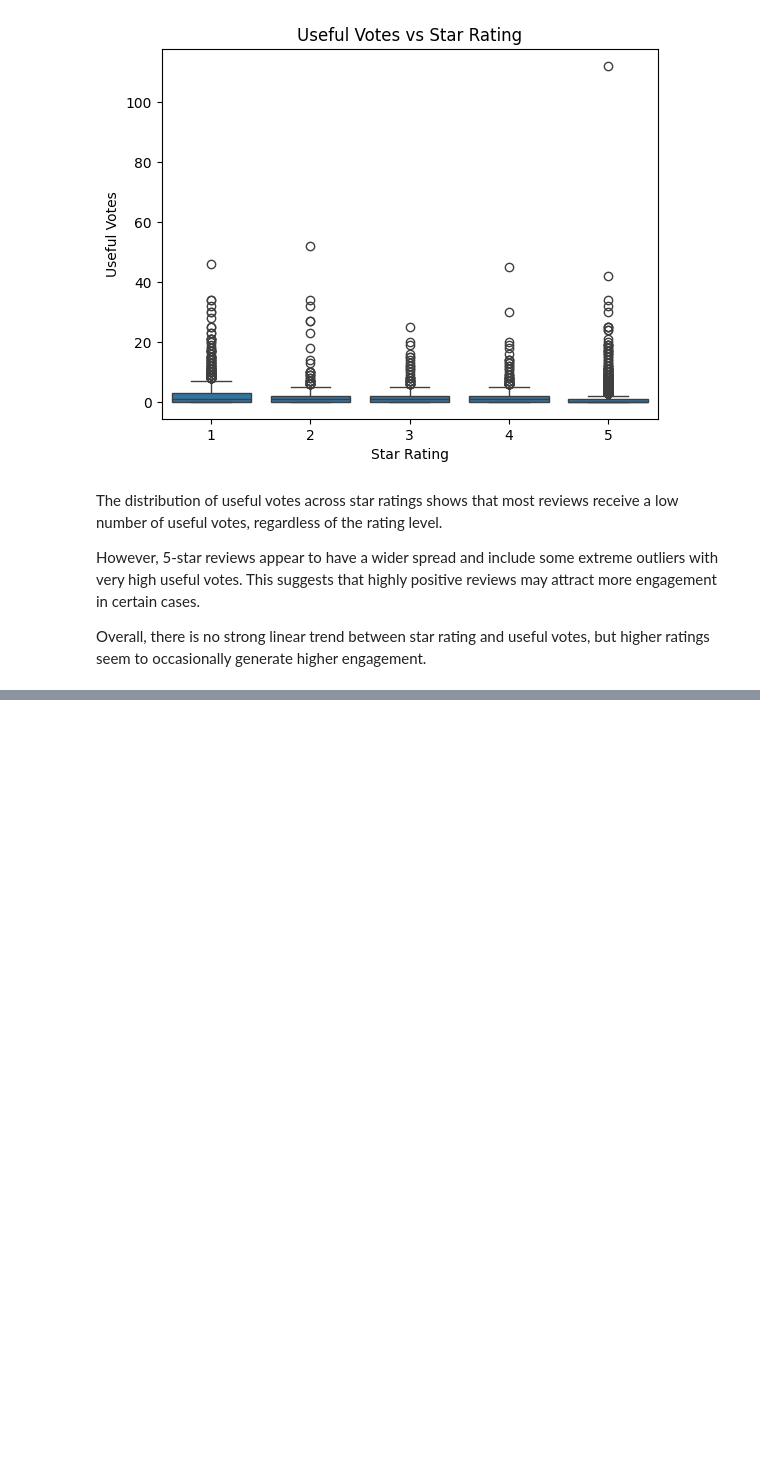
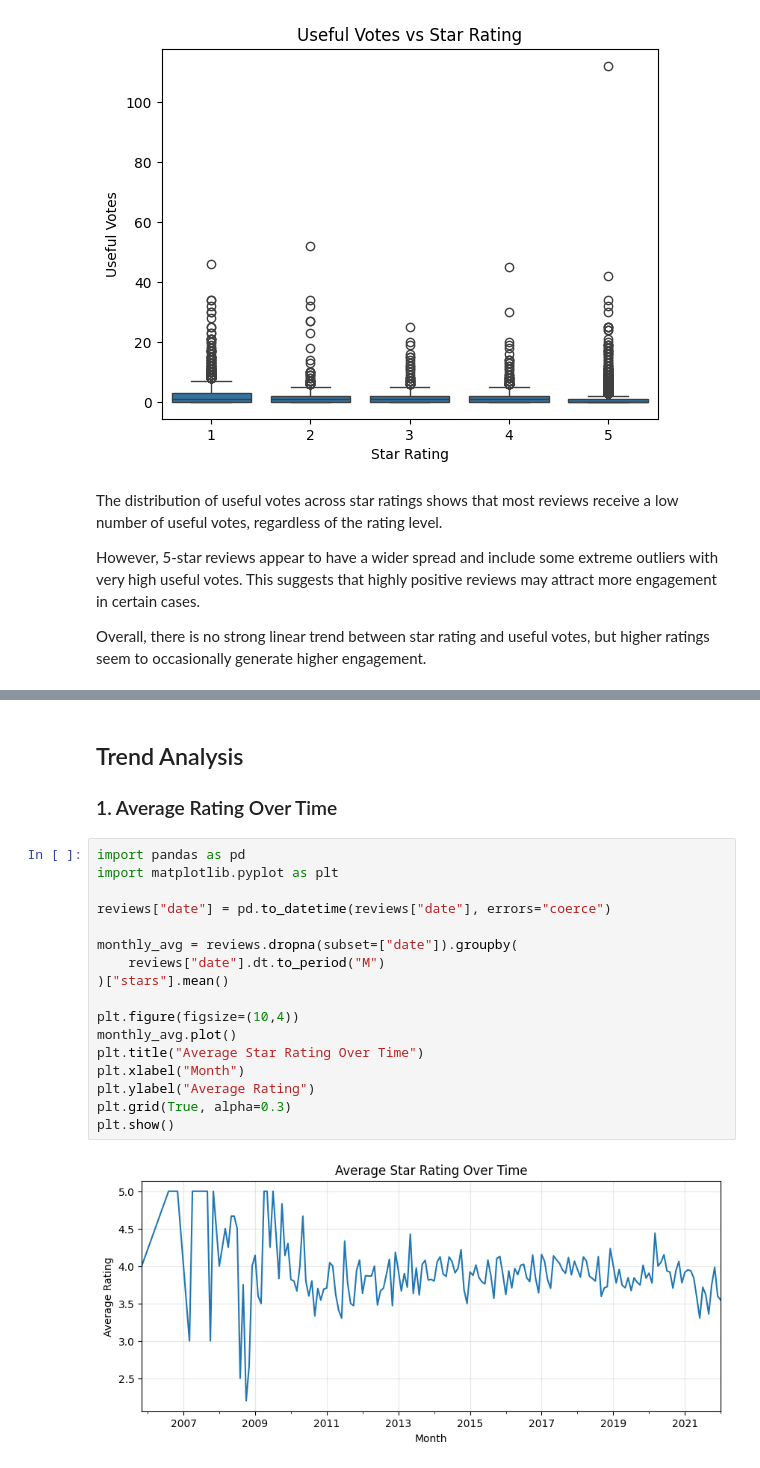
Before and after one commit to Lu8na/IT362, a Jupyter notebook: SecondaryData.ipynb, the cells around one changed output, grey strips where cells are left out. Drawn from its saved outputs; the diff is of its cells as text; blank space fills up the shorter version.

```diff
--- a/SecondaryData.ipynb
+++ b/SecondaryData.ipynb
@@ -490,0 +559,23 @@ Overall, there is no strong linear trend between star rating and useful votes, b
+# %% [markdown]
+## Trend Analysis
+
+### 1. Average Rating Over Time
+# %%
+import pandas as pd
+import matplotlib.pyplot as plt
+
+reviews["date"] = pd.to_datetime(reviews["date"], errors="coerce")
+
+monthly_avg = reviews.dropna(subset=["date"]).groupby(
+    reviews["date"].dt.to_period("M")
+)["stars"].mean()
+
+plt.figure(figsize=(10,4))
+monthly_avg.plot()
+plt.title("Average Star Rating Over Time")
+plt.xlabel("Month")
+plt.ylabel("Average Rating")
+plt.grid(True, alpha=0.3)
+plt.show()
+# %% [output]
+[figure, added]
```
Also changed, not shown: parts of 14 cells of this notebook.
